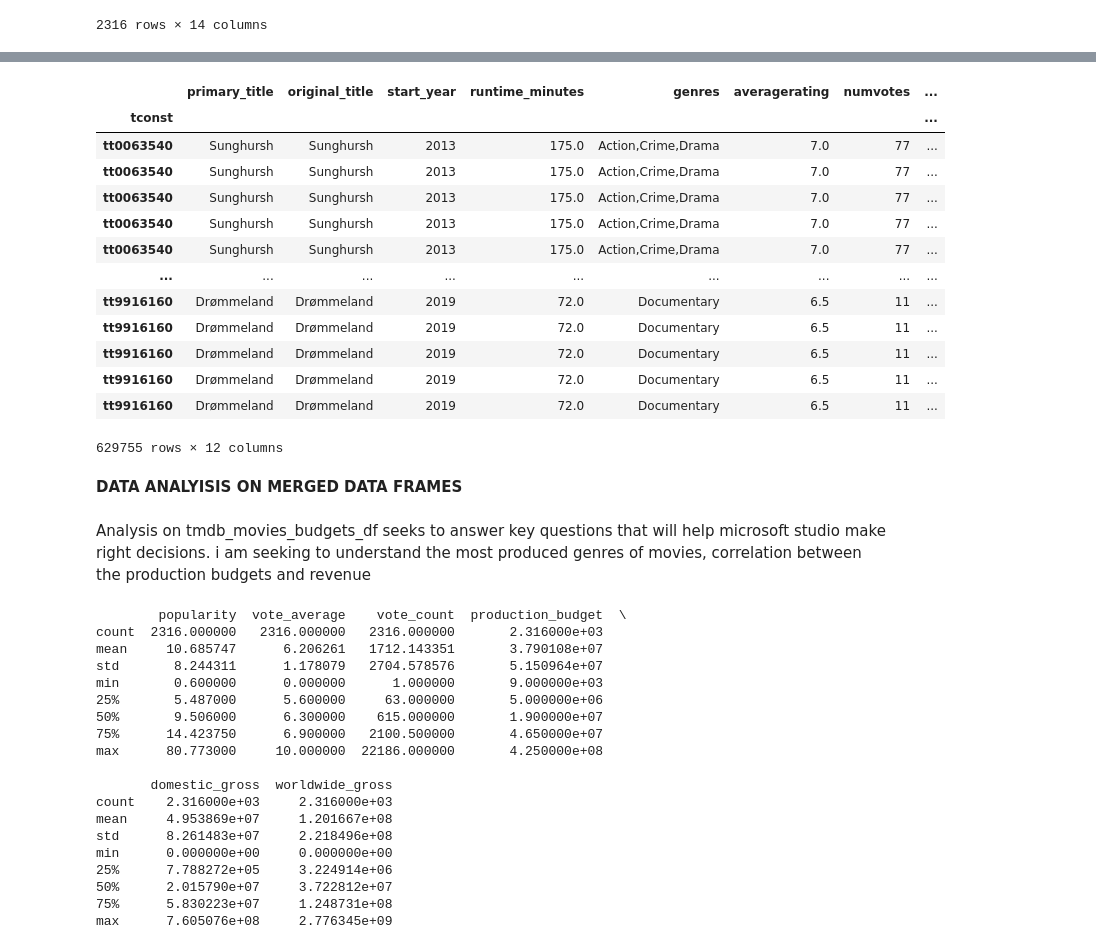
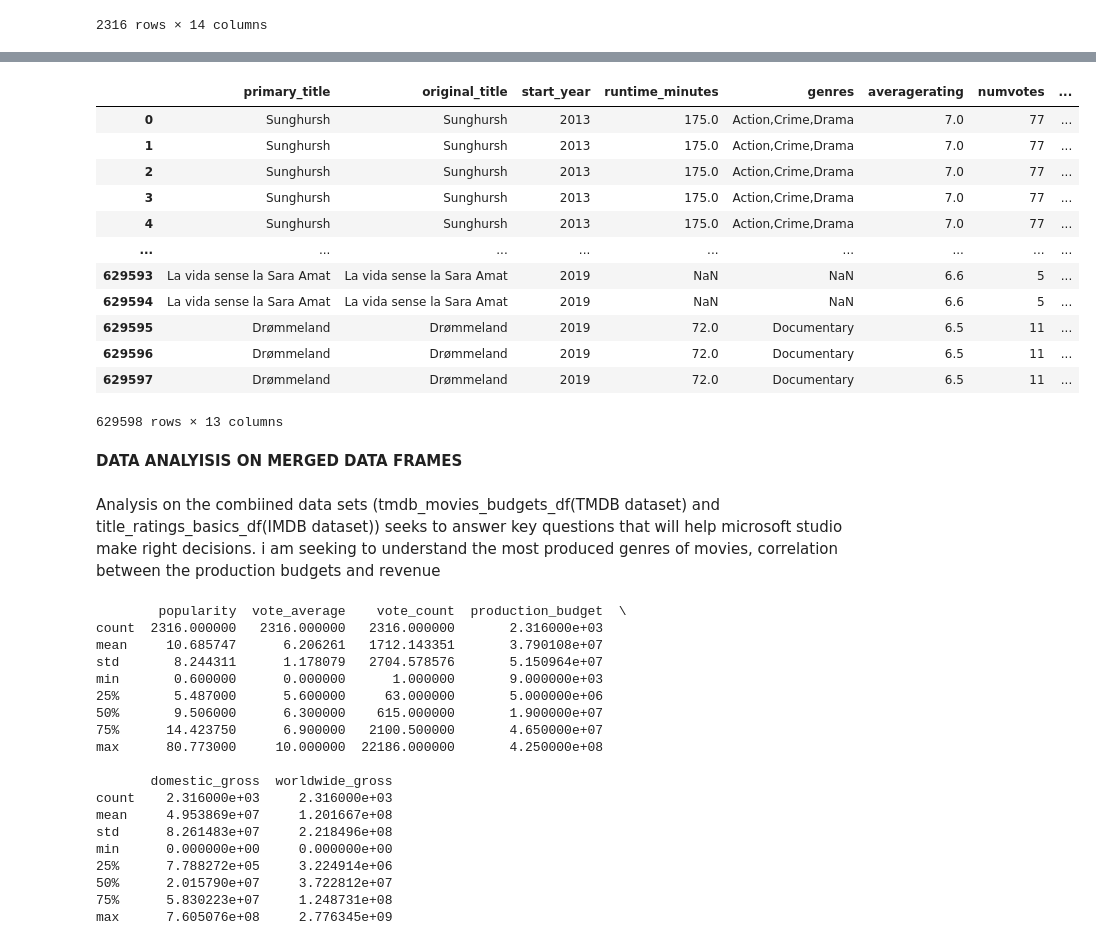
Before and after one commit to Iswana-O/dsc-phase-1-project, a Jupyter notebook: MICROSOFT MOVIE STUDIO ANALYSIS.ipynb, the cells around one changed output, grey strips where cells are left out. Drawn from its saved outputs; the diff is of its cells as text; code cells hidden in the pictures.

```diff
--- a/MICROSOFT MOVIE STUDIO ANALYSIS.ipynb
+++ b/MICROSOFT MOVIE STUDIO ANALYSIS.ipynb
@@ -370,25 +345,26 @@ ratings_basics_df.head()
-# %%
-title_ratings_basics_df= ratings_basics_df.merge(title_principals_df, left_on='tconst', right_on='tconst', how='inner')
-title_ratings_basics_df
-# %% [output]
-|  | primary_title | original_title | start_year | runtime_minutes | genres | averagerating | numvotes | ... |
-| tconst |  |  |  |  |  |  |  | ... |
-| tt0063540 | Sunghursh | Sunghursh | 2013 | 175.0 | Action,Crime,Drama | 7.0 | 77 | ... |
-| tt0063540 | Sunghursh | Sunghursh | 2013 | 175.0 | Action,Crime,Drama | 7.0 | 77 | ... |
-| tt0063540 | Sunghursh | Sunghursh | 2013 | 175.0 | Action,Crime,Drama | 7.0 | 77 | ... |
-| tt0063540 | Sunghursh | Sunghursh | 2013 | 175.0 | Action,Crime,Drama | 7.0 | 77 | ... |
-| tt0063540 | Sunghursh | Sunghursh | 2013 | 175.0 | Action,Crime,Drama | 7.0 | 77 | ... |
-| ... | ... | ... | ... | ... | ... | ... | ... | ... |
-| tt9916160 | Drømmeland | Drømmeland | 2019 | 72.0 | Documentary | 6.5 | 11 | ... |
-| tt9916160 | Drømmeland | Drømmeland | 2019 | 72.0 | Documentary | 6.5 | 11 | ... |
-| tt9916160 | Drømmeland | Drømmeland | 2019 | 72.0 | Documentary | 6.5 | 11 | ... |
-| tt9916160 | Drømmeland | Drømmeland | 2019 | 72.0 | Documentary | 6.5 | 11 | ... |
-| tt9916160 | Drømmeland | Drømmeland | 2019 | 72.0 | Documentary | 6.5 | 11 | ... |
-629755 rows × 12 columns
+# %%
+movies_df = pd.merge(pd.merge(pd.merge(title_basics_df,title_ratings_df,on="tconst"),
+                          title_principals_df,on="tconst"),
+                     name_basics_df,on="nconst")
+movies_df
+# %% [output]
+|  | primary_title | original_title | start_year | runtime_minutes | genres | averagerating | numvotes | ... |
+| 0 | Sunghursh | Sunghursh | 2013 | 175.0 | Action,Crime,Drama | 7.0 | 77 | ... |
+| 1 | Sunghursh | Sunghursh | 2013 | 175.0 | Action,Crime,Drama | 7.0 | 77 | ... |
+| 2 | Sunghursh | Sunghursh | 2013 | 175.0 | Action,Crime,Drama | 7.0 | 77 | ... |
+| 3 | Sunghursh | Sunghursh | 2013 | 175.0 | Action,Crime,Drama | 7.0 | 77 | ... |
+| 4 | Sunghursh | Sunghursh | 2013 | 175.0 | Action,Crime,Drama | 7.0 | 77 | ... |
+| ... | ... | ... | ... | ... | ... | ... | ... | ... |
+| 629593 | La vida sense la Sara Amat | La vida sense la Sara Amat | 2019 | NaN | NaN | 6.6 | 5 | ... |
+| 629594 | La vida sense la Sara Amat | La vida sense la Sara Amat | 2019 | NaN | NaN | 6.6 | 5 | ... |
+| 629595 | Drømmeland | Drømmeland | 2019 | 72.0 | Documentary | 6.5 | 11 | ... |
+| 629596 | Drømmeland | Drømmeland | 2019 | 72.0 | Documentary | 6.5 | 11 | ... |
+| 629597 | Drømmeland | Drømmeland | 2019 | 72.0 | Documentary | 6.5 | 11 | ... |
+629598 rows × 13 columns
 # %% [markdown]
 **DATA ANALYISIS ON MERGED DATA FRAMES**
 # %% [markdown]
-Analysis on tmdb_movies_budgets_df seeks to answer key questions that will help microsoft studio make right decisions. i am seeking to understand the most produced genres of movies, correlation between the production budgets and revenue
+Analysis on the combiined data sets (tmdb_movies_budgets_df(TMDB dataset) and title_ratings_basics_df(IMDB dataset)) seeks to answer key questions that will help microsoft studio make right decisions. i am seeking to understand the most produced genres of movies, correlation between the production budgets and revenue
 # %%
 descriptive_stats = tmdb_movies_budgets_df[['popularity', 'vote_average', 'vote_count', 'production_budget',
                                             'domestic_gross', 'worldwide_gross']].describe()
```
Also changed, not shown: parts of 16 cells of this notebook, 1 other file.
